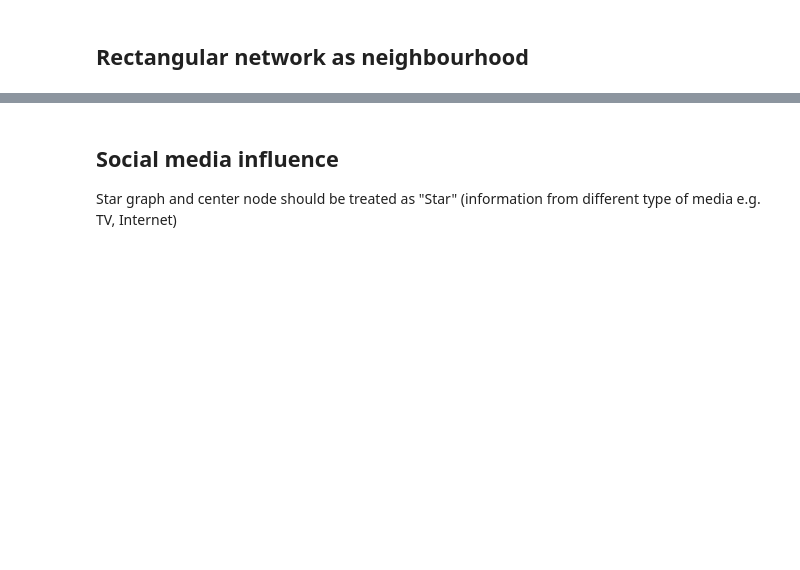
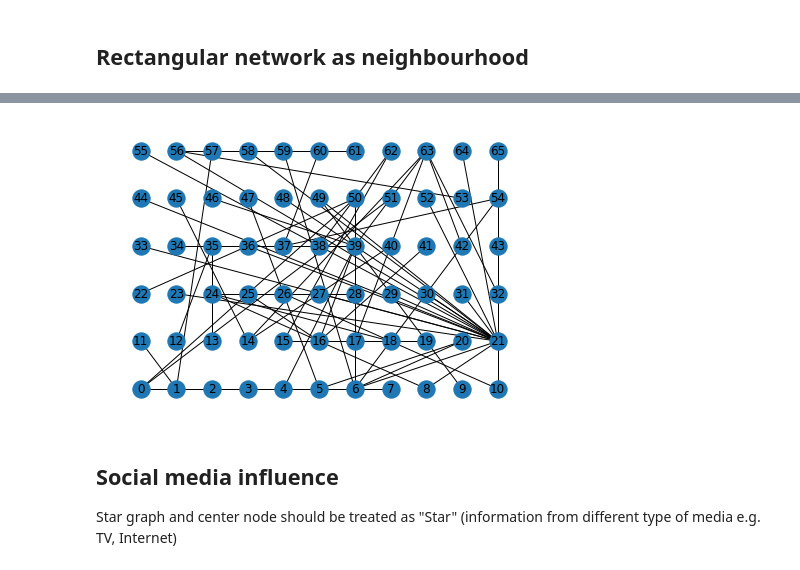
Before and after one commit to dpalatynski/Master-Thesis, a Jupyter notebook: Networks - neighbourhood.ipynb, the cells around one changed output, grey strips where cells are left out. Saved outputs shown, nothing was run; the diff lists cells and outputs as text; code cells hidden in the pictures; blank space fills up the shorter version.

```diff
--- a/Networks - neighbourhood.ipynb
+++ b/Networks - neighbourhood.ipynb
@@ -57,3 +72,9 @@ nx.draw(G, pos=pos, with_labels=True)
+# %%
+node_mapping = dict(zip(K.nodes(), sorted(K.nodes(), key=lambda k: random.random())))
+K = nx.relabel_nodes(K, node_mapping)
+nx.draw(K, with_labels=True, pos=pos)
+# %% [output]
+[figure, added]
 # %% [markdown]
 ## Social media influence
 
```
Also changed, not shown: parts of 17 cells of this notebook, 3 other files.
